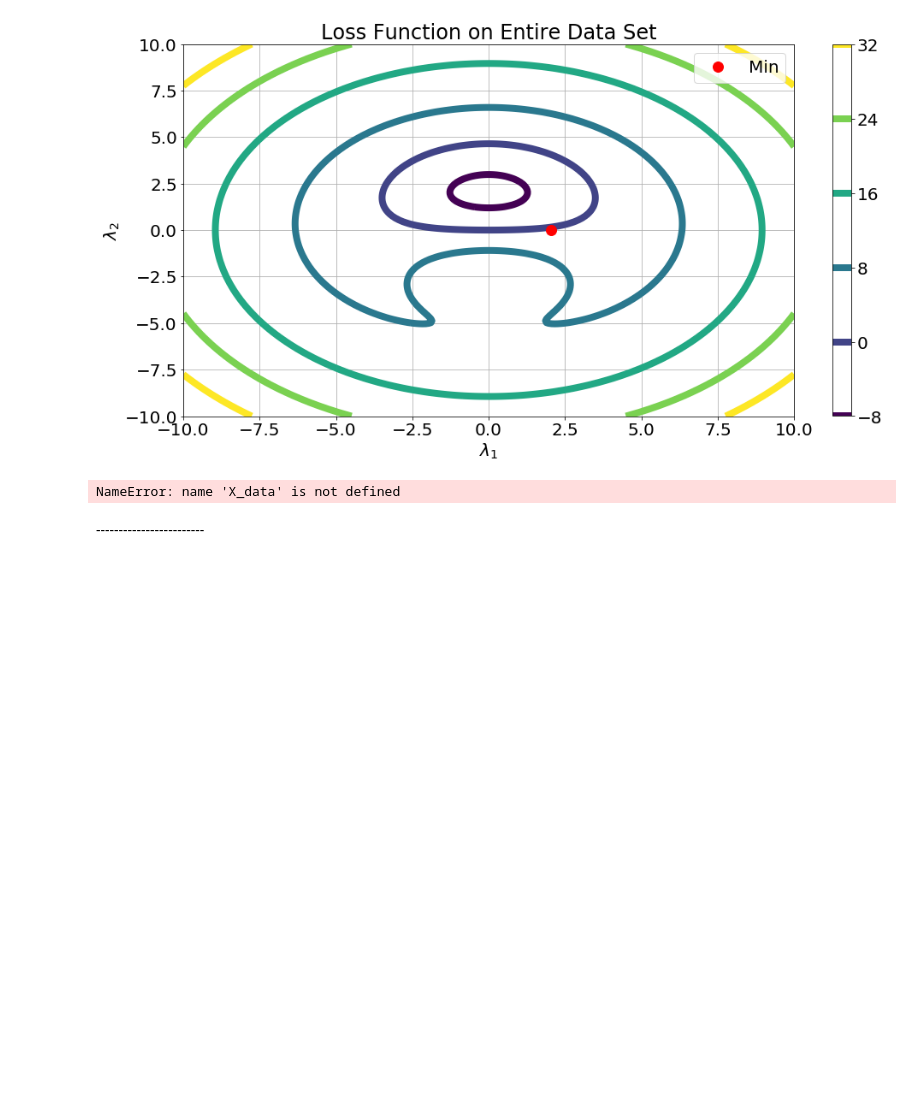
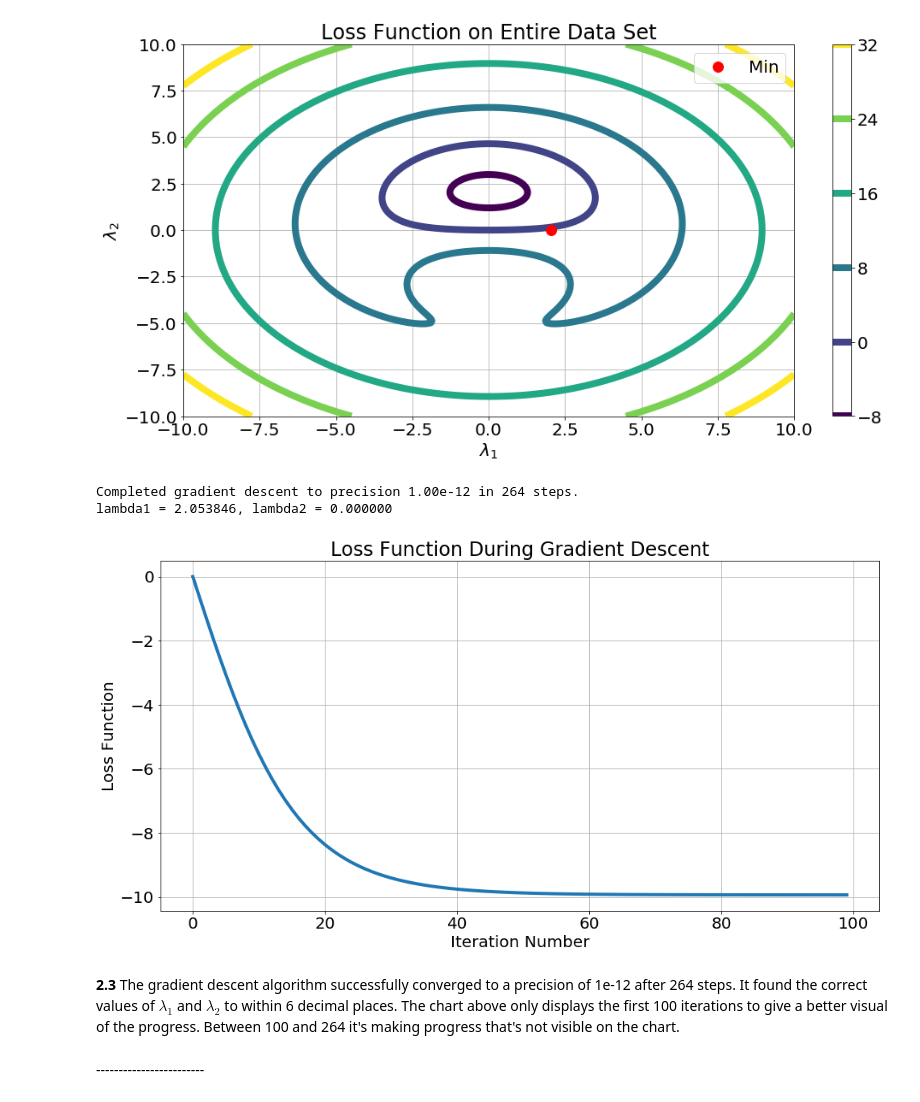
Before and after one commit to IACS-AM-207-Braavos/AM-207, a Jupyter notebook: hw6/AM207_HW6_MSE.ipynb, the cells around one changed output. Cells and saved outputs as stored; diff of their text form; code cells hidden in the pictures; blank space fills up the shorter version.

```diff
--- a/hw6/AM207_HW6_MSE.ipynb
+++ b/hw6/AM207_HW6_MSE.ipynb
@@ -100,6 +100,19 @@ funcType = Callable[[float], float]
 matplotlib.rcParams.update({'font.size': 20})
 
 # Utility functions
+def range_inc(x: int, y: int = None, z: int = None) -> range:
+    """Return a range inclusive of the end point, i.e. range(start, stop + 1, step)"""
+    if y is None:
+        (start, stop, step) = (1, x + 1, 1)
+    elif z is None:
+        (start, stop, step) = (x, y + 1, 1)
+    elif z > 0:
+        (start, stop, step) = (x, y + 1, z)
+    elif z < 0:
+        (start, stop, step) = (x, y - 1, z)
+    return range(start, stop, step)
+
+
 def arange_inc(x: float, y: float = None, z: float = None) -> np.ndarray:
     """Return a numpy arange inclusive of the end point, i.e. range(start, stop + 1, step)"""
     if y is None:
@@ -526,7 +539,7 @@ df = pd.read_csv('HW6_data.csv')
 # Extract x1 and x2
 x1 = df['X_1'].values
 x2 = df['X_2'].values
-xs = np.vstack([x1, x2]).T
+X_data = np.vstack([x1, x2]).T
 
 
 def loss_func_abc(xs: np.ndarray, lambdas: np.ndarray, A: float, B: float, C: float) -> float:
@@ -578,10 +591,12 @@ def L(lambda1: float, lambda2: float) -> float:
     Loss function in terms of the parameters only; binds A, B, C and xs
     lambdas:  array of shape (2, 1)
     """
+    # Reference to X_data
+    global X_data
     # Combind lambdas into an array
     lambdas: np.ndarray = np.array([lambda1, lambda2])
     # Reference data and return loss
-    return loss_func(xs, lambdas)
+    return loss_func(X_data, lambdas)
 # %%
 # 2.1 Visualize the loss function
 
@@ -694,7 +709,7 @@ def gradient_descent(lambda_init, X_data, step_size, max_iterations, precision,
 lambda_init = np.array([0.0, 0.0])
 step_size = 0.01
 max_iterations=10000
-precision=1e-6
+precision=1e-12
 gd = gradient_descent(lambda_init, X_data, step_size, max_iterations, precision, loss_func)
 # Unpack answer
 lambdas = gd['lambdas']
@@ -704,7 +719,25 @@ num_iters = len(history)-1
 print(f'Completed gradient descent to precision {precision:0.2e} in {num_iters} steps.')
 print(f'lambda1 = {lambda1:0.6f}, lambda2 = {lambda2:0.6f}')
 # %% [output]
-NameError: name 'X_data' is not defined
+Completed gradient descent to precision 1.00e-12 in 264 steps.
+lambda1 = 2.053846, lambda2 = 0.000000
+# %%
+# 2.3 For your implementation in 2.2, create a plot of loss vs iteration.
+# Does your descent algorithm comverge to the right values of  λ ? At what point does your implementation converge?
+
+plot_n = np.arange(num_iters+1)
+fig, ax = plt.subplots()
+fig.set_size_inches([16, 8])
+ax.set_title('Loss Function During Gradient Descent')
+ax.set_xlabel('Iteration Number')
+ax.set_ylabel('Loss Function')
+ax.plot(plot_n[0:100], history[0:100], linewidth=4)
+ax.grid()
+plt.show()
+# %% [output]
+[figure, added]
+# %% [markdown]
+**2.3** The gradient descent algorithm successfully converged to a precision of 1e-12 after 264 steps.  It found the correct values of $\lambda_1$ and $\lambda_2$ to within 6 decimal places.  The chart above only displays the first 100 iterations to give a better visual of the progress.  Between 100 and 264 it's making progress that's not visible on the chart.
 # %% [markdown]
 <div class="answer-separator">
 ------------------------
```
Also changed, not shown: 1 other file.
